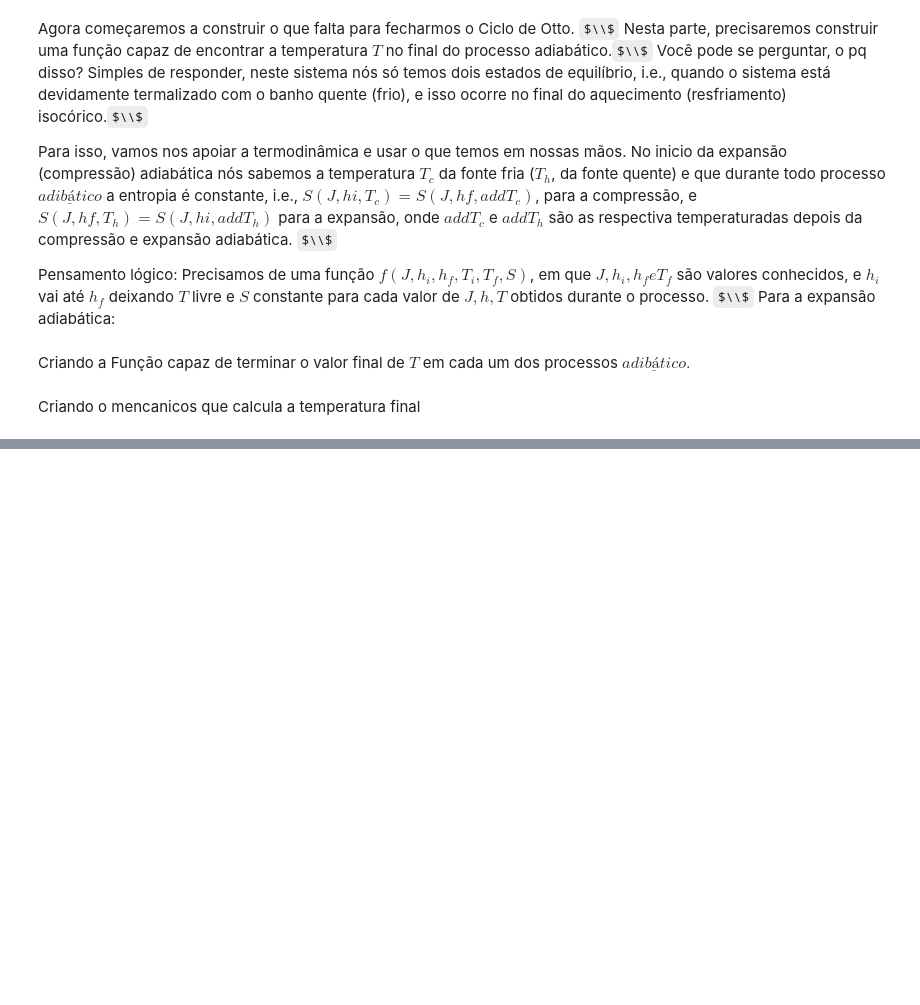
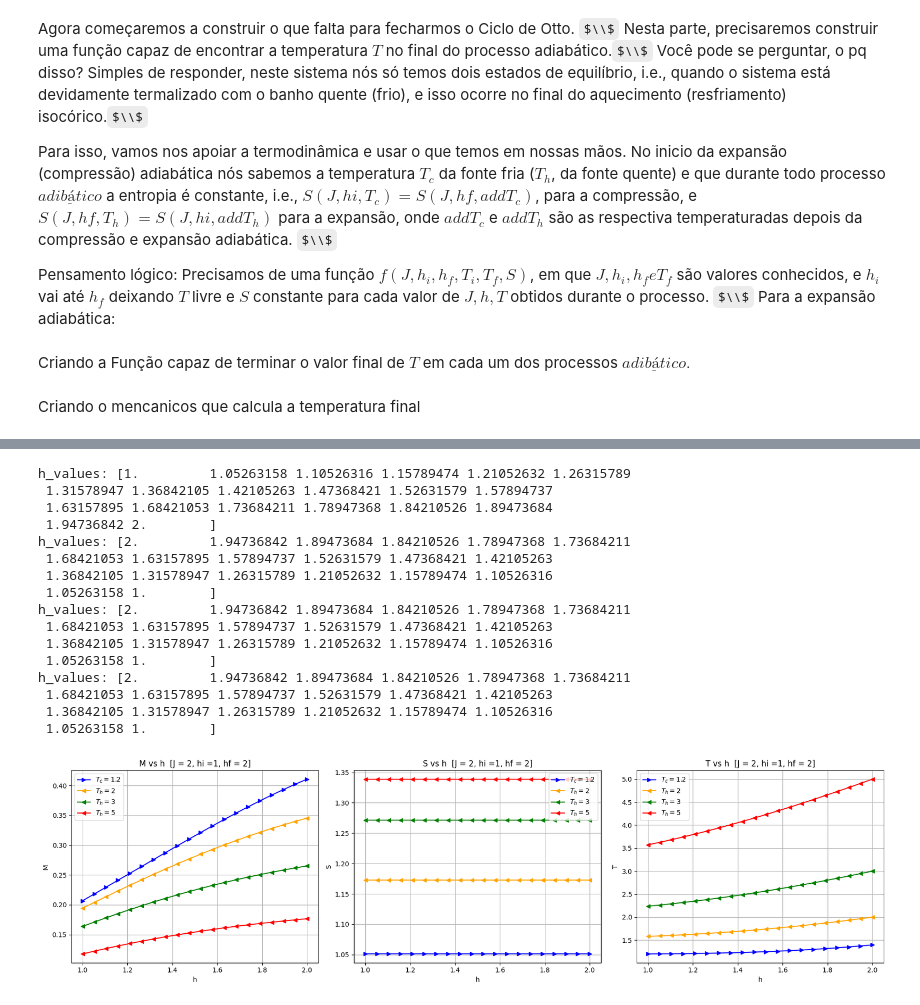
Before and after one commit to machadojoaopaulo/QuantumThermodynamics, a Jupyter notebook: Classico-Separadinho.ipynb, the cells around one changed output, grey strips where cells are left out. Cells and saved outputs as stored; diff of their text form; code cells hidden in the pictures; some formulas as TeX source; blank space fills up the shorter version.

```diff
--- a/Classico-Separadinho.ipynb
+++ b/Classico-Separadinho.ipynb
@@ -380,0 +759,25 @@ Uma duvida... como existe área que eu tenho magnetização e não tenho entropi
+# %%
+Th = [2,3,5]
+J = 2
+hi = 1
+hf = 2
+Tc = 1.2
+plot_BTeBSeBM_Spinning(J ,hi ,hf , Tc, Th, calcula_T)
+# %% [output]
+h_values: [1.         1.05263158 1.10526316 1.15789474 1.21052632 1.26315789
+ 1.31578947 1.36842105 1.42105263 1.47368421 1.52631579 1.57894737
+ 1.63157895 1.68421053 1.73684211 1.78947368 1.84210526 1.89473684
+ 1.94736842 2.        ]
+h_values: [2.         1.94736842 1.89473684 1.84210526 1.78947368 1.73684211
+ 1.68421053 1.63157895 1.57894737 1.52631579 1.47368421 1.42105263
+ 1.36842105 1.31578947 1.26315789 1.21052632 1.15789474 1.10526316
+ 1.05263158 1.        ]
+h_values: [2.         1.94736842 1.89473684 1.84210526 1.78947368 1.73684211
+ 1.68421053 1.63157895 1.57894737 1.52631579 1.47368421 1.42105263
+ 1.36842105 1.31578947 1.26315789 1.21052632 1.15789474 1.10526316
+ 1.05263158 1.        ]
+h_values: [2.         1.94736842 1.89473684 1.84210526 1.78947368 1.73684211
+ 1.68421053 1.63157895 1.57894737 1.52631579 1.47368421 1.42105263
+ 1.36842105 1.31578947 1.26315789 1.21052632 1.15789474 1.10526316
+ 1.05263158 1.        ]
+[figure, added]
```
Also changed, not shown: parts of 30 cells of this notebook.
